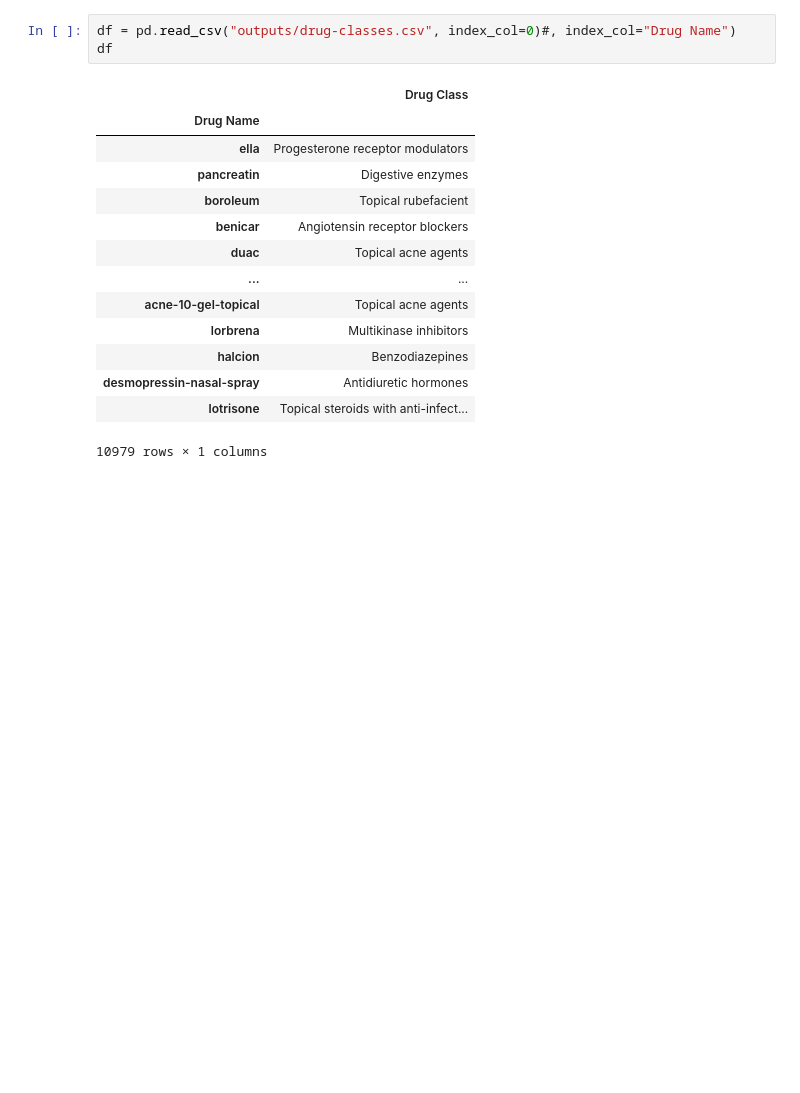
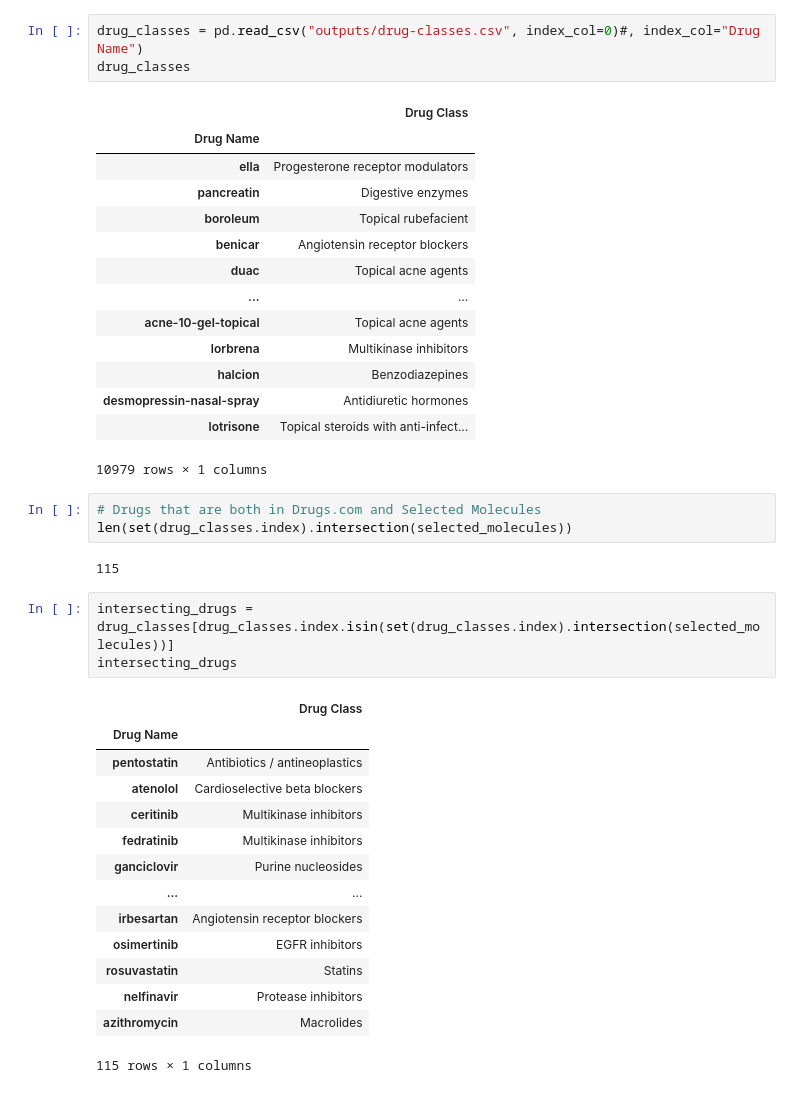
Before and after one commit to ariellubonja/drugs-embedding, a Jupyter notebook: Bio_ClinicalBERT-embeddings.ipynb, the cells around one changed output. Cells and saved outputs as stored; diff of their text form; blank space fills up the shorter version.

Commit message:
Get intersecting drugs

```diff
--- a/Bio_ClinicalBERT-embeddings.ipynb
+++ b/Bio_ClinicalBERT-embeddings.ipynb
@@ -560,6 +511,6 @@ df
 # %%
-df = pd.read_csv("outputs/drug-classes.csv", index_col=0)#, index_col="Drug Name")
-df
+drug_classes = pd.read_csv("outputs/drug-classes.csv", index_col=0)#, index_col="Drug Name")
+drug_classes
 # %% [output]
 |  | Drug Class |
 | Drug Name |  |
@@ -575,3 +526,26 @@ df
 | desmopressin-nasal-spray | Antidiuretic hormones |
 | lotrisone | Topical steroids with anti-infect... |
 10979 rows × 1 columns
+# %%
+# Drugs that are both in Drugs.com and Selected Molecules
+len(set(drug_classes.index).intersection(selected_molecules))
+# %% [output]
+115
+# %%
+intersecting_drugs = drug_classes[drug_classes.index.isin(set(drug_classes.index).intersection(selected_molecules))]
+intersecting_drugs
+# %% [output]
+|  | Drug Class |
+| Drug Name |  |
+| pentostatin | Antibiotics / antineoplastics |
+| atenolol | Cardioselective beta blockers |
+| ceritinib | Multikinase inhibitors |
+| fedratinib | Multikinase inhibitors |
+| ganciclovir | Purine nucleosides |
+| ... | ... |
+| irbesartan | Angiotensin receptor blockers |
+| osimertinib | EGFR inhibitors |
+| rosuvastatin | Statins |
+| nelfinavir | Protease inhibitors |
+| azithromycin | Macrolides |
+115 rows × 1 columns
```
Also changed, not shown: parts of 9 cells of this notebook.
